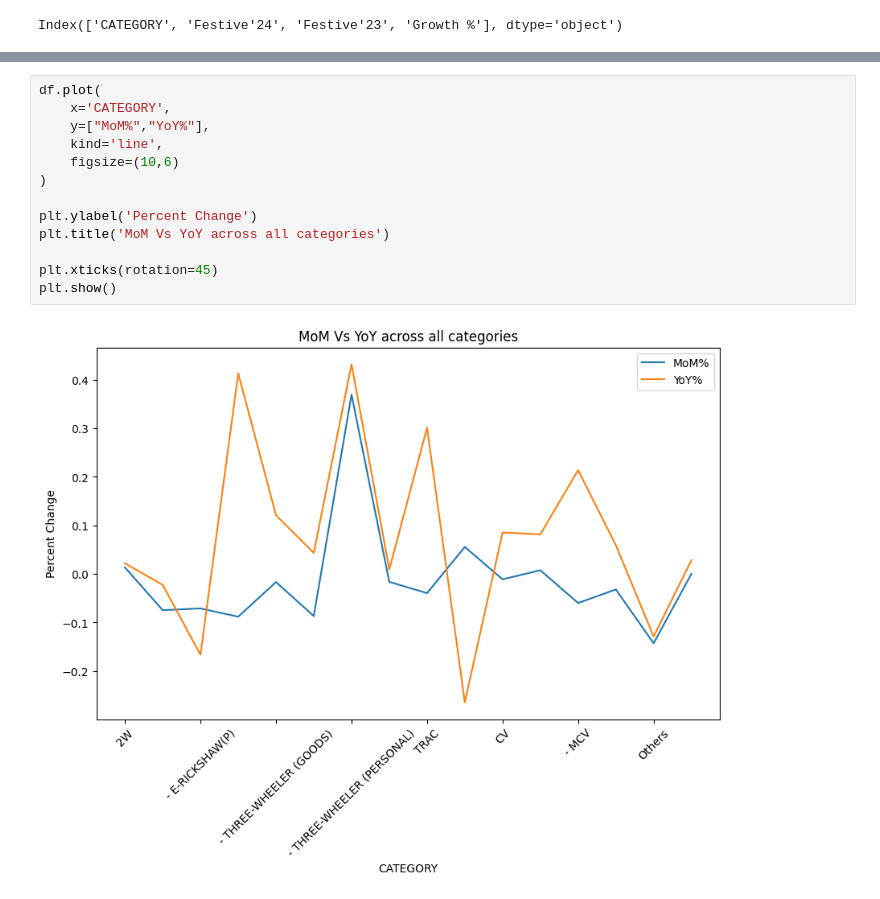
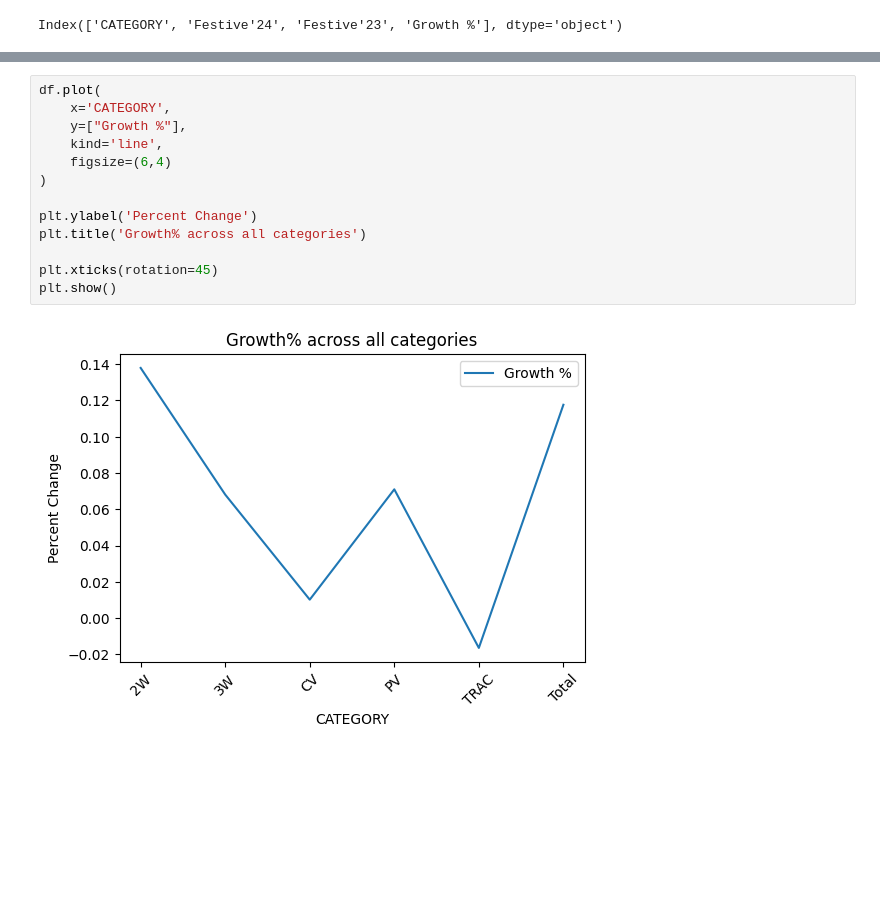
Before and after one commit to simplyshree/Car-Sales_Festive-Season---Trends-Analysis, a Jupyter notebook: main.ipynb, the cells around one changed output, grey strips where cells are left out. Saved outputs shown, nothing was run; the diff lists cells and outputs as text; blank space fills up the shorter version.

```diff
--- a/main.ipynb
+++ b/main.ipynb
@@ -259,15 +273,15 @@ df.head(8)
 # %%
 df.plot(
     x='CATEGORY',
-    y=["MoM%","YoY%"],
+    y=["Growth %"],
     kind='line',
-    figsize=(10,6)
+    figsize=(6,4)
 )
 
 plt.ylabel('Percent Change')
-plt.title('MoM Vs YoY across all categories')
+plt.title('Growth% across all categories')
 
 plt.xticks(rotation=45)
 plt.show()
 # %% [output]
-[figure, old version]
+[figure, new version]
```
Also changed, not shown: parts of 11 cells of this notebook.
